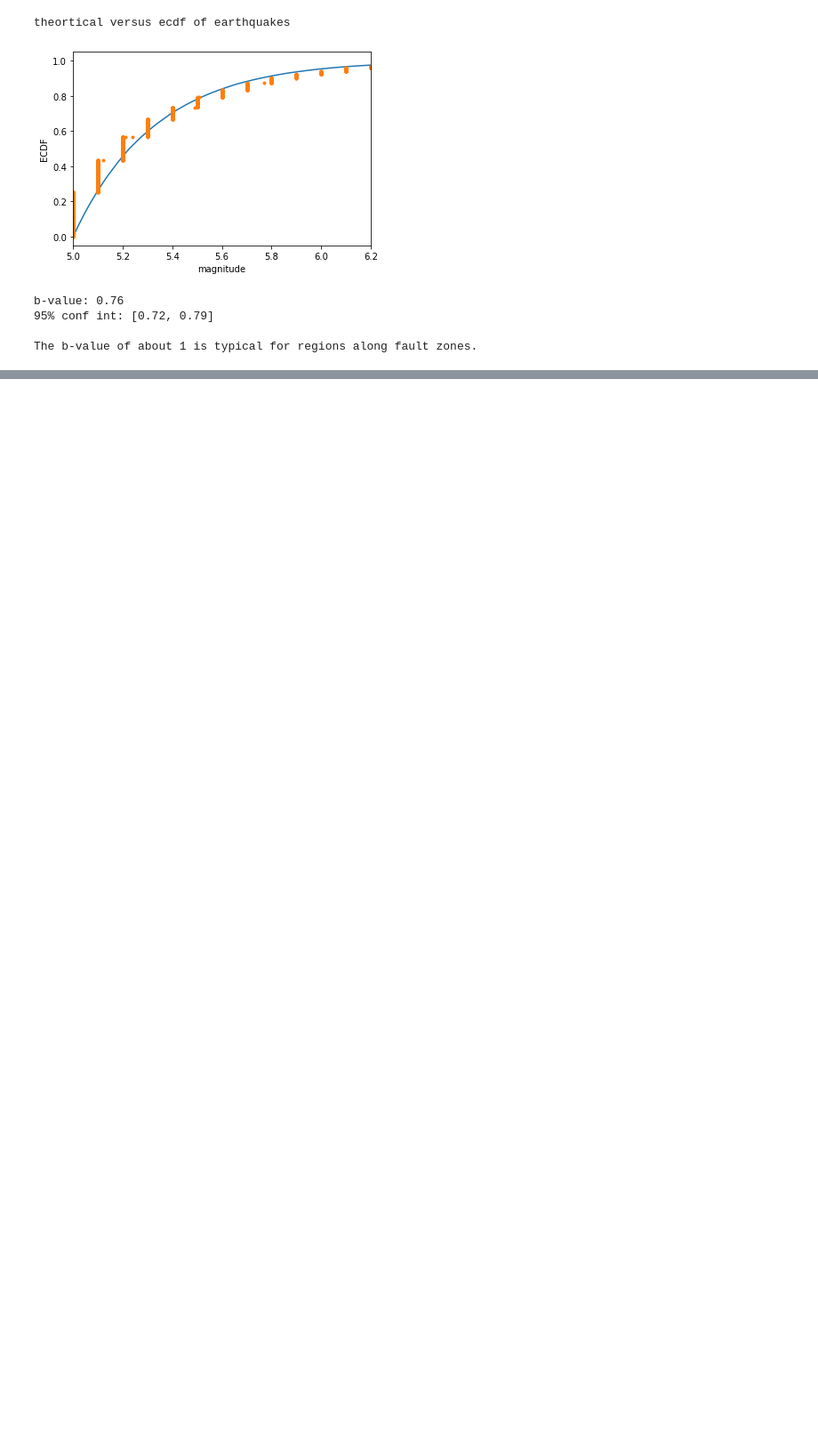
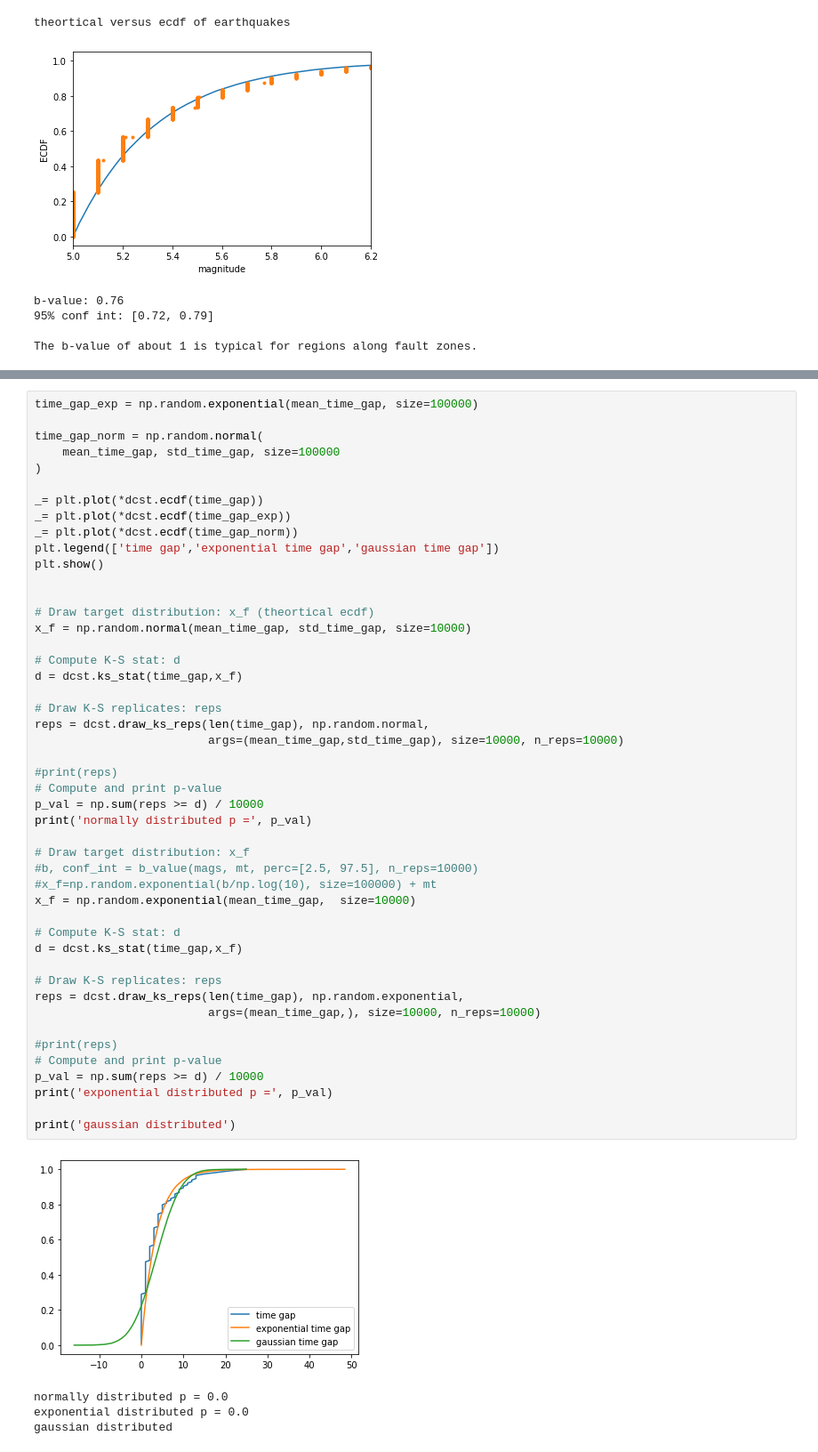
Before and after one commit to Andru-1987/python-deep-learning, a Jupyter notebook: Earthquakes 5 plus.ipynb, the cells around one changed output, grey strips where cells are left out. Shown: that part at 89% size. Drawn from its saved outputs; the diff is of its cells as text; blank space fills up the shorter version.

```diff
--- a/Earthquakes 5 plus.ipynb
+++ b/Earthquakes 5 plus.ipynb
@@ -149,0 +289,52 @@ plt.show()
+# %%
+time_gap_exp = np.random.exponential(mean_time_gap, size=100000)
+
+time_gap_norm = np.random.normal(
+    mean_time_gap, std_time_gap, size=100000
+)
+
+_= plt.plot(*dcst.ecdf(time_gap))
+_= plt.plot(*dcst.ecdf(time_gap_exp))
+_= plt.plot(*dcst.ecdf(time_gap_norm))
+plt.legend(['time gap','exponential time gap','gaussian time gap'])
+plt.show()
+
+
+# Draw target distribution: x_f (theortical ecdf)
+x_f = np.random.normal(mean_time_gap, std_time_gap, size=10000)
+
+# Compute K-S stat: d
+d = dcst.ks_stat(time_gap,x_f)
+
+# Draw K-S replicates: reps
+reps = dcst.draw_ks_reps(len(time_gap), np.random.normal,
+                         args=(mean_time_gap,std_time_gap), size=10000, n_reps=10000)
+
+#print(reps)
+# Compute and print p-value
+p_val = np.sum(reps >= d) / 10000
+print('normally distributed p =', p_val)
+
+# Draw target distribution: x_f
+#b, conf_int = b_value(mags, mt, perc=[2.5, 97.5], n_reps=10000)
+#x_f=np.random.exponential(b/np.log(10), size=100000) + mt
+x_f = np.random.exponential(mean_time_gap,  size=10000)
+
+# Compute K-S stat: d
+d = dcst.ks_stat(time_gap,x_f)
+
+# Draw K-S replicates: reps
+reps = dcst.draw_ks_reps(len(time_gap), np.random.exponential,
+                         args=(mean_time_gap,), size=10000, n_reps=10000)
+
+#print(reps)
+# Compute and print p-value
+p_val = np.sum(reps >= d) / 10000
+print('exponential distributed p =', p_val)
+
+print('gaussian distributed')
+# %% [output]
+[figure, added]
+normally distributed p = 0.0
+exponential distributed p = 0.0
+gaussian distributed
```
Also changed, not shown: parts of 4 cells of this notebook, 2 other files.
